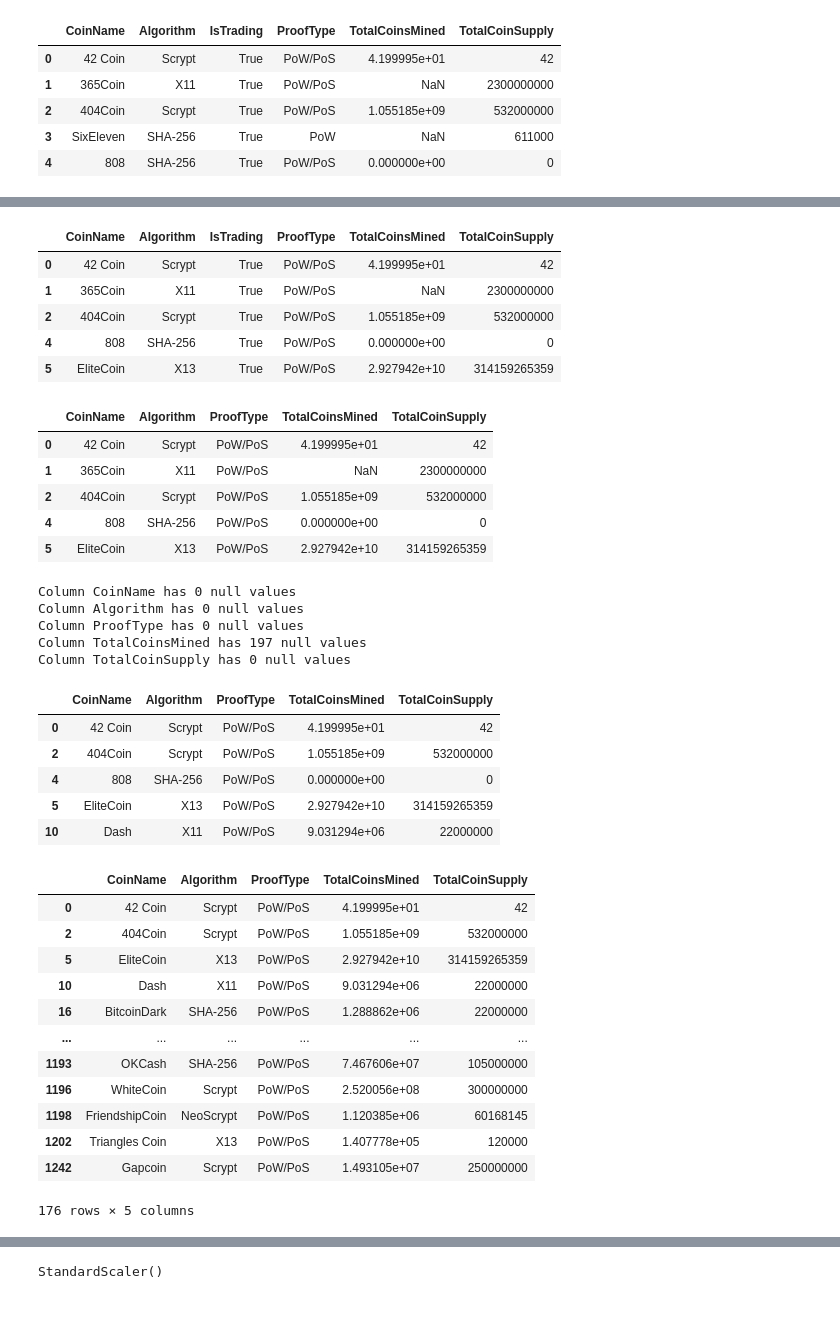
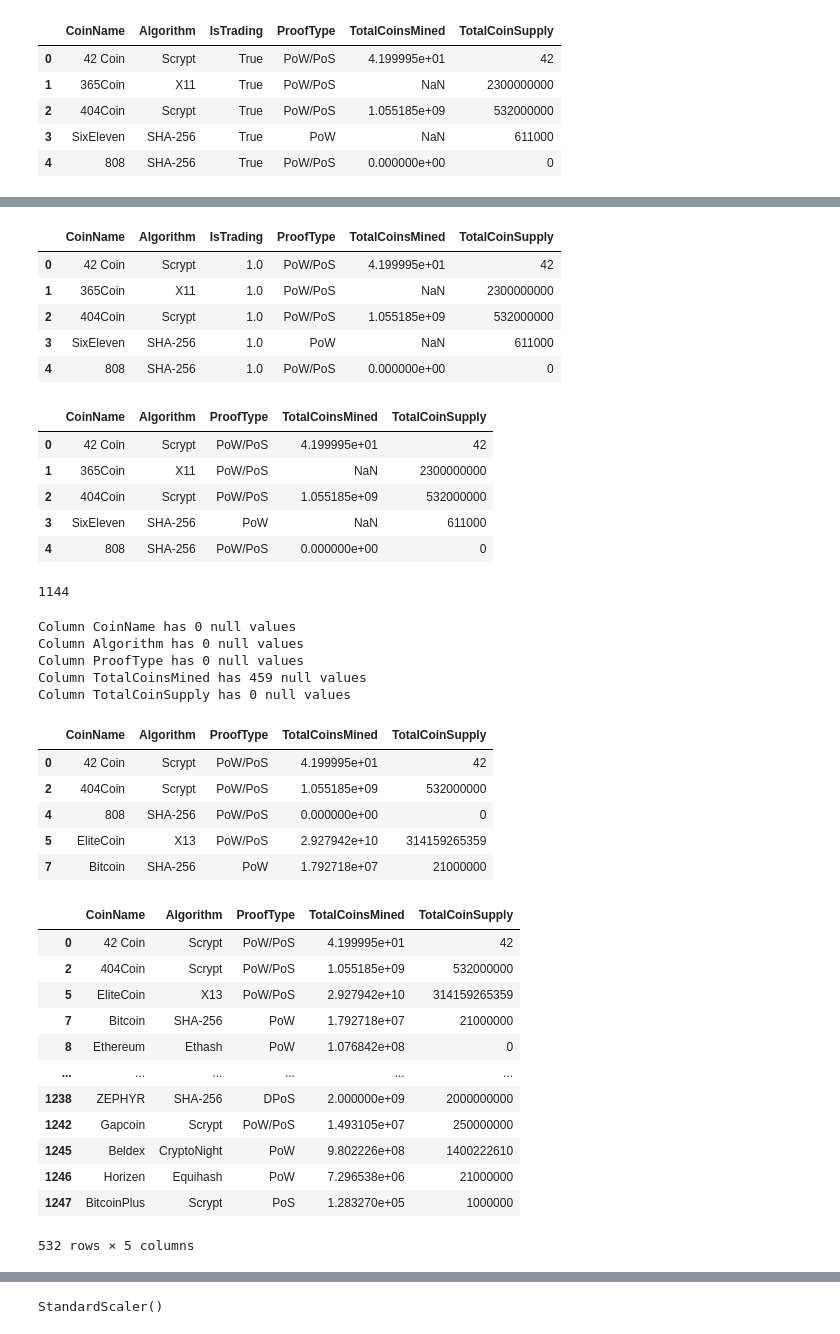
Before and after one commit to zulu0808/AWS-Lex, a Jupyter notebook: Instructions/Starter_Files/crypto_clustering.ipynb, the cells around one changed output, grey strips where cells are left out. Cells and saved outputs as stored; diff of their text form; code cells hidden in the pictures.

```diff
--- a/Instructions/Starter_Files/crypto_clustering.ipynb
+++ b/Instructions/Starter_Files/crypto_clustering.ipynb
@@ -51,9 +51,9 @@ crypto_col.tail()
 | 1251 | SteamPunk | PoS | False | PoS | NaN | 40000000 |
 # %%
 # Keep only cryptocurrencies that are trading
-crypto_col.iloc[:, -1]
-df = crypto_col.loc [crypto_col["IsTrading"] ==True]
-df.head()
+crypto_df.iloc[:, -1]
+crypto_df = crypto_df.loc [crypto_df["IsTrading"] ==True]
+crypto_df.head()
 # %% [output]
 |  | CoinName | Algorithm | IsTrading | ProofType | TotalCoinsMined | TotalCoinSupply |
 | 0 | 42 Coin | Scrypt | True | PoW/PoS | 4.199995e+01 | 42 |
@@ -64,61 +74,65 @@ df.head()
 # %%
 # Keep only cryptocurrencies with a working algorithm
-df_pow = df.loc [df["ProofType"] =="PoW/PoS"]
-df_pow.head()
+crypto_df.iloc[crypto_df["Algorithm"] == 0, 2:] = np.nan
+crypto_df.head()
 # %% [output]
 |  | CoinName | Algorithm | IsTrading | ProofType | TotalCoinsMined | TotalCoinSupply |
-| 0 | 42 Coin | Scrypt | True | PoW/PoS | 4.199995e+01 | 42 |
-| 1 | 365Coin | X11 | True | PoW/PoS | NaN | 2300000000 |
-| 2 | 404Coin | Scrypt | True | PoW/PoS | 1.055185e+09 | 532000000 |
-| 4 | 808 | SHA-256 | True | PoW/PoS | 0.000000e+00 | 0 |
-| 5 | EliteCoin | X13 | True | PoW/PoS | 2.927942e+10 | 314159265359 |
+| 0 | 42 Coin | Scrypt | 1.0 | PoW/PoS | 4.199995e+01 | 42 |
+| 1 | 365Coin | X11 | 1.0 | PoW/PoS | NaN | 2300000000 |
+| 2 | 404Coin | Scrypt | 1.0 | PoW/PoS | 1.055185e+09 | 532000000 |
+| 3 | SixEleven | SHA-256 | 1.0 | PoW | NaN | 611000 |
+| 4 | 808 | SHA-256 | 1.0 | PoW/PoS | 0.000000e+00 | 0 |
 # %%
 # Remove the "IsTrading" column
-df_clean = df_pow.drop(["IsTrading"], axis = 1)
-df_clean.head()
+crypto_df = crypto_df.drop(["IsTrading"], axis = 1)
+crypto_df.head()
 # %% [output]
 |  | CoinName | Algorithm | ProofType | TotalCoinsMined | TotalCoinSupply |
 | 0 | 42 Coin | Scrypt | PoW/PoS | 4.199995e+01 | 42 |
 | 1 | 365Coin | X11 | PoW/PoS | NaN | 2300000000 |
 | 2 | 404Coin | Scrypt | PoW/PoS | 1.055185e+09 | 532000000 |
+| 3 | SixEleven | SHA-256 | PoW | NaN | 611000 |
 | 4 | 808 | SHA-256 | PoW/PoS | 0.000000e+00 | 0 |
-| 5 | EliteCoin | X13 | PoW/PoS | 2.927942e+10 | 314159265359 |
+# %%
+len (crypto_df)
+# %% [output]
+1144
 # %%
 # Find null values
-for column in df_clean.columns:
-    print(f"Column {column} has {df_clean[column].isnull().sum()} null values")
+for column in crypto_df.columns:
+    print(f"Column {column} has {crypto_df[column].isnull().sum()} null values")
 # %% [output]
 Column CoinName has 0 null values
 Column Algorithm has 0 null values
 Column ProofType has 0 null values
-Column TotalCoinsMined has 197 null values
+Column TotalCoinsMined has 459 null values
 Column TotalCoinSupply has 0 null values
 # %%
 # Remove rows with at least 1 null value
-df_notnull = df_clean.dropna()
-df_notnull.head()
+crypto_df = crypto_df.dropna (how="any", axis=0)
+crypto_df.head()
 # %% [output]
 |  | CoinName | Algorithm | ProofType | TotalCoinsMined | TotalCoinSupply |
 | 0 | 42 Coin | Scrypt | PoW/PoS | 4.199995e+01 | 42 |
 | 2 | 404Coin | Scrypt | PoW/PoS | 1.055185e+09 | 532000000 |
 | 4 | 808 | SHA-256 | PoW/PoS | 0.000000e+00 | 0 |
 | 5 | EliteCoin | X13 | PoW/PoS | 2.927942e+10 | 314159265359 |
-| 10 | Dash | X11 | PoW/PoS | 9.031294e+06 | 22000000 |
+| 7 | Bitcoin | SHA-256 | PoW | 1.792718e+07 | 21000000 |
 # %%
 # Remove rows with cryptocurrencies having no coins mined
-df_mined = df_notnull.loc [df_notnull["TotalCoinsMined"] > 0]
-df_mined.dropna()
+crypto_df = crypto_df.loc [crypto_df["TotalCoinsMined"] > 0]
+crypto_df.dropna()
 # %% [output]
 |  | CoinName | Algorithm | ProofType | TotalCoinsMined | TotalCoinSupply |
 | 0 | 42 Coin | Scrypt | PoW/PoS | 4.199995e+01 | 42 |
 | 2 | 404Coin | Scrypt | PoW/PoS | 1.055185e+09 | 532000000 |
 | 5 | EliteCoin | X13 | PoW/PoS | 2.927942e+10 | 314159265359 |
-| 10 | Dash | X11 | PoW/PoS | 9.031294e+06 | 22000000 |
-| 16 | BitcoinDark | SHA-256 | PoW/PoS | 1.288862e+06 | 22000000 |
+| 7 | Bitcoin | SHA-256 | PoW | 1.792718e+07 | 21000000 |
+| 8 | Ethereum | Ethash | PoW | 1.076842e+08 | 0 |
 | ... | ... | ... | ... | ... | ... |
-| 1193 | OKCash | SHA-256 | PoW/PoS | 7.467606e+07 | 105000000 |
-| 1196 | WhiteCoin | Scrypt | PoW/PoS | 2.520056e+08 | 300000000 |
-| 1198 | FriendshipCoin | NeoScrypt | PoW/PoS | 1.120385e+06 | 60168145 |
-| 1202 | Triangles Coin | X13 | PoW/PoS | 1.407778e+05 | 120000 |
+| 1238 | ZEPHYR | SHA-256 | DPoS | 2.000000e+09 | 2000000000 |
 | 1242 | Gapcoin | Scrypt | PoW/PoS | 1.493105e+07 | 250000000 |
+| 1245 | Beldex | CryptoNight | PoW | 9.802226e+08 | 1400222610 |
+| 1246 | Horizen | Equihash | PoW | 7.296538e+06 | 21000000 |
+| 1247 | BitcoinPlus | Scrypt | PoS | 1.283270e+05 | 1000000 |
-176 rows × 5 columns
+532 rows × 5 columns
```
Also changed, not shown: parts of 15 cells of this notebook, 1 other file.
